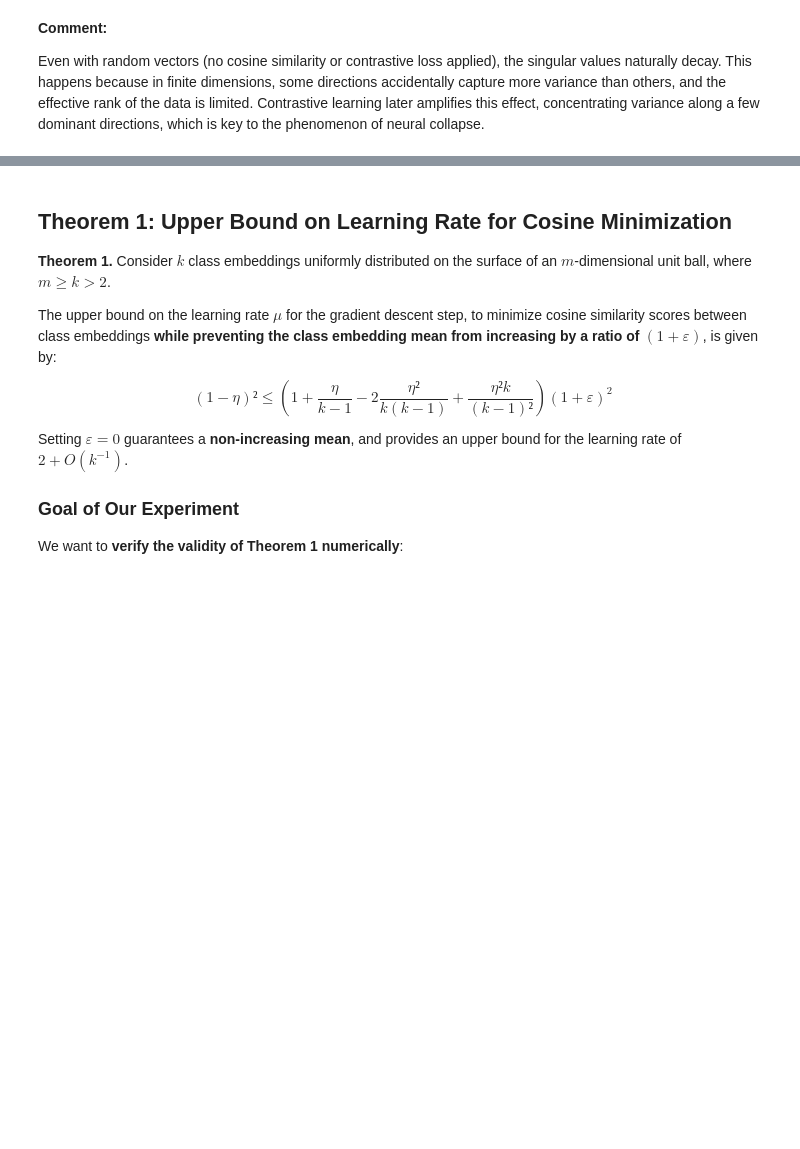
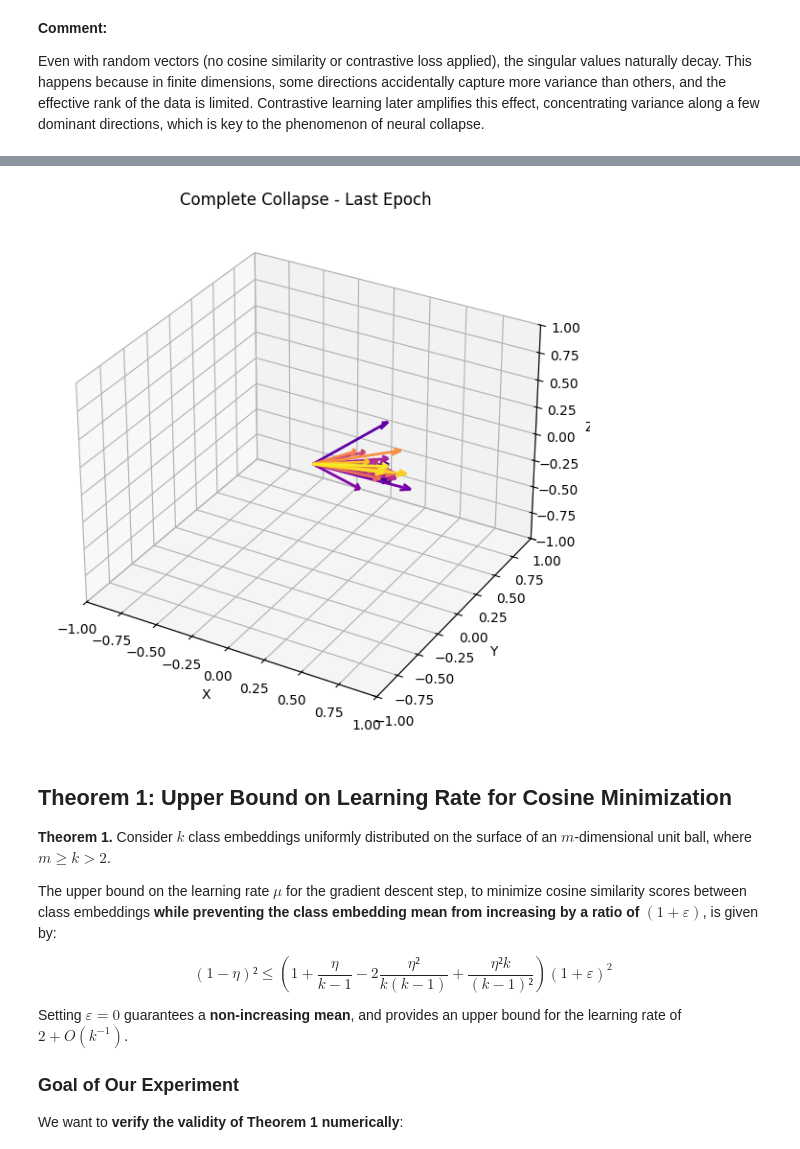
Before and after one commit to elgouijf/Contrastive_Learning_Dimensional_Collapse, a Jupyter notebook: CLOP.ipynb, the cells around one changed output, grey strips where cells are left out. Saved outputs shown, nothing was run; the diff lists cells and outputs as text; code cells hidden in the pictures; blank space fills up the shorter version.

```diff
--- a/CLOP.ipynb
+++ b/CLOP.ipynb
@@ -197,3 +380,50 @@ Even with random vectors (no cosine similarity or contrastive loss applied), the
+# %%
+import numpy as np
+import matplotlib.pyplot as plt
+from mpl_toolkits.mplot3d import Axes3D
+
+np.random.seed(42)
+
+# Paramètres
+
+m = 3
+k = 30
+epochs = 15
+step = 0.2
+
+
+# Initial Embeddings
+
+X = np.random.randn(m, k)
+X /= np.linalg.norm(X, axis=0, keepdims=True)
+
+# Unique target point for collapse
+z_star = np.random.randn(m,1)
+z_star /= np.linalg.norm(z_star)
+Z_target = np.repeat(z_star, k, axis=1)
+
+# ---------------------
+# Simulation du complete collapse
+# ---------------------
+for epoch in range(epochs):
+    X = (1 - step) * X + step * Z_target
+    X /= np.linalg.norm(X, axis=0, keepdims=True)
+
+# ---------------------
+# 3D Visualization
+# ---------------------
+fig = plt.figure(figsize=(8,7))
+ax = fig.add_subplot(111, projection='3d')
+ax.set_xlim([-1,1]); ax.set_ylim([-1,1]); ax.set_zlim([-1,1])
+ax.set_xlabel("X"); ax.set_ylabel("Y"); ax.set_zlabel("Z")
+ax.set_title("Complete Collapse - Last Epoch")
+
+for i in range(k):
+    ax.quiver(0,0,0, X[0,i], X[1,i], X[2,i], color=plt.cm.plasma(i/k), linewidth=2, arrow_length_ratio=0.1)
+
+plt.show()
+# %% [output]
+[figure, added]
 # %% [markdown]
 ## Theorem 1: Upper Bound on Learning Rate for Cosine Minimization
 
```
Also changed, not shown: parts of 28 cells of this notebook.
